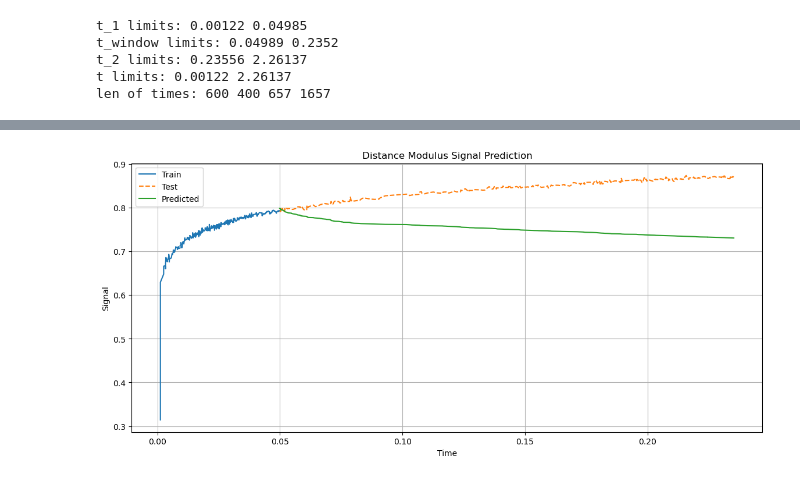
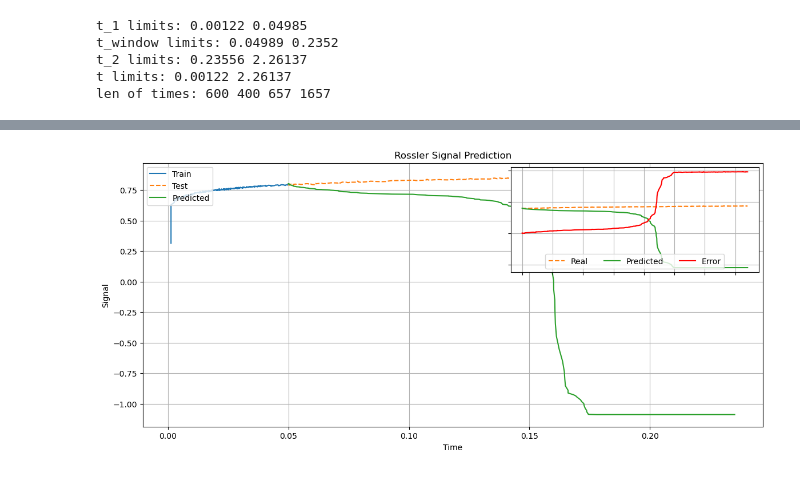
Before and after one commit to matiasleize/final_exam_ML, a Jupyter notebook: final_cosmo_data.ipynb, the cells around one changed output, grey strips where cells are left out. Cells and saved outputs as stored; diff of their text form; code cells hidden in the pictures.

Commit message:
Update cosmo notebooks

```diff
--- a/final_cosmo_data.ipynb
+++ b/final_cosmo_data.ipynb
@@ -161,15 +152,26 @@ plt.show()
-# %%
-fig = plt.figure(figsize = (14,6))
-plt.plot(t_1,raw_seq_1,label='Train')
-plt.plot(t_window,raw_seq_window,'--',label='Test')
-plt.plot(t_window,predicciones_adelante_1,label='Predicted')
-plt.grid()
-plt.xlabel('Time')
-plt.ylabel('Signal')
-plt.title('Distance Modulus Signal Prediction')
-plt.legend()
-plt.savefig('figures/cosmo_signal_prediction_1.png')
-plt.show()
-# %% [output]
-[figure, removed]
+# %%
+fig, ax = plt.subplots(figsize = (14,6))
+ax.plot(t_1,raw_seq_1,label='Train')
+ax.plot(t_window,raw_seq_window,'--',label='Test')
+ax.plot(t_window,predicciones_adelante_1,label='Predicted')
+ax.grid()
+ax.set_xlabel('Time')
+ax.set_ylabel('Signal')
+ax.set_title('Rossler Signal Prediction')
+ax.legend(loc = 'upper left')
+
+axin = inset_axes(ax, width = "40%", height = "40%", loc = 'upper right')
+
+axin.plot(t_window,raw_seq_window, '--',label = 'Real', color = 'C1')
+axin.plot(t_window,predicciones_adelante_1, label = 'Predicted', color = 'C2')
+axin.plot(t_window,diferencia_1, label = 'Error', color = 'red')
+axin.set_xticklabels([])
+axin.set_yticklabels([])
+axin.grid(True)
+axin.legend(ncol = 3, loc = 'lower center')
+
+
+plt.show()
+# %% [output]
+[figure, added]
 # %%
```
Also changed, not shown: parts of 18 cells of this notebook, 1 other file.
